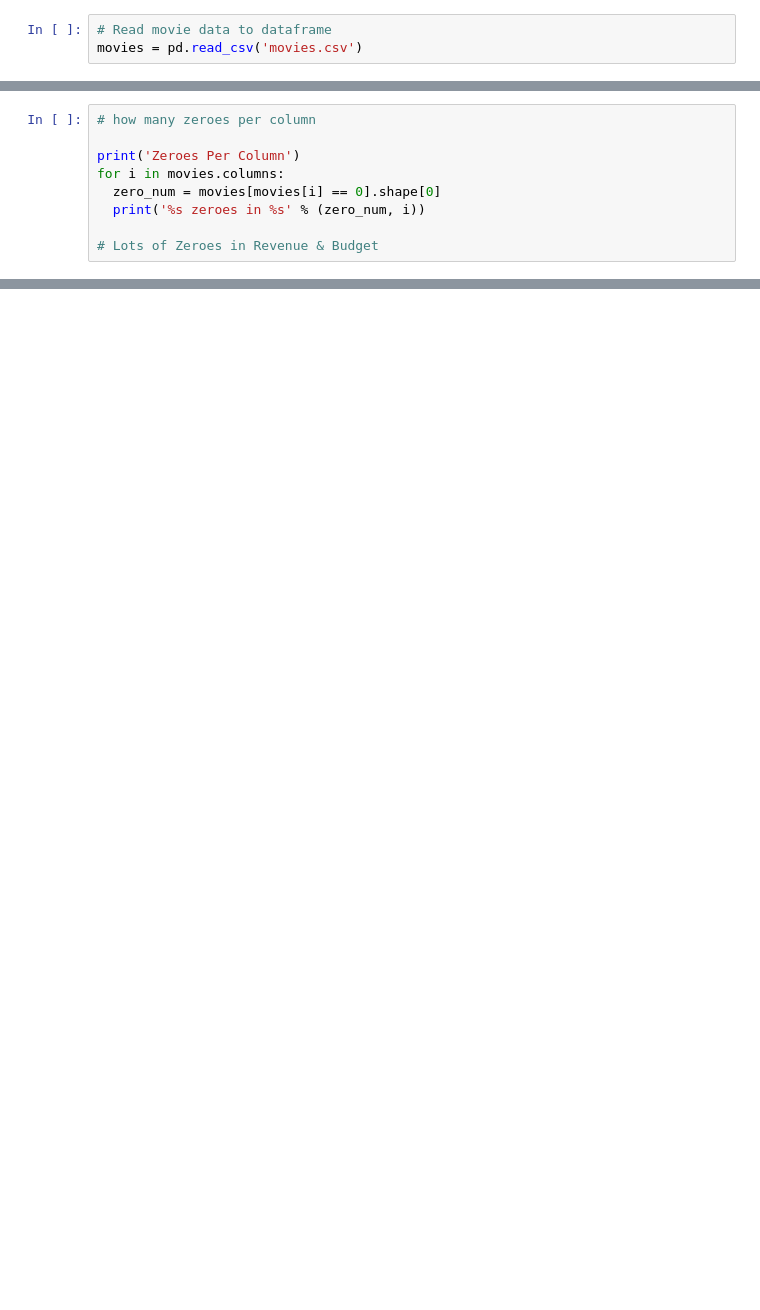
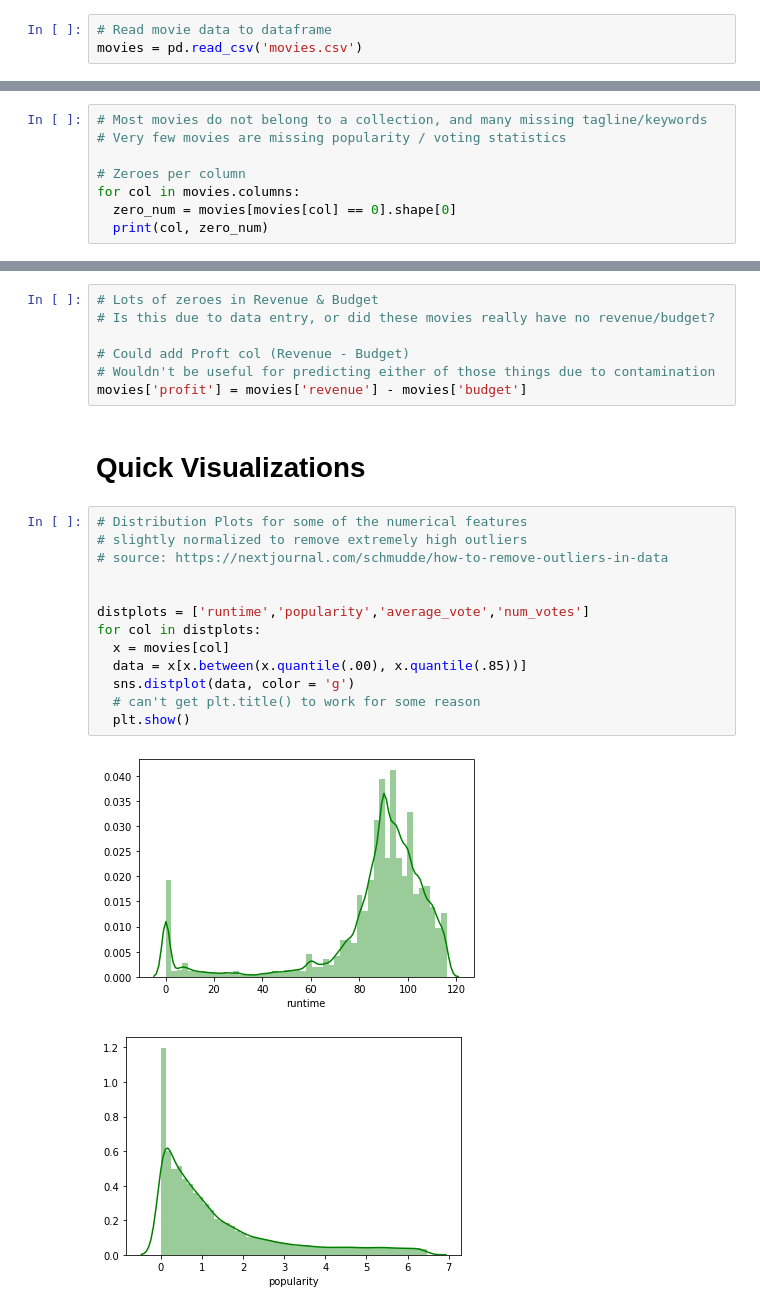
Before and after one commit to mitchell-jones/DS-Incubator-2020, a Jupyter notebook: Machine Learning/Exploratory Analysis/ColabTest.ipynb, the cells around one changed output, grey strips where cells are left out. Drawn from its saved outputs; the diff is of its cells as text; blank space fills up the shorter version.

Commit message:
Updated Visualizations

```diff
--- a/Machine Learning/Exploratory Analysis/ColabTest.ipynb
+++ b/Machine Learning/Exploratory Analysis/ColabTest.ipynb
@@ -50,9 +87,0 @@ poster_url column has 399
-# %%
-# how many zeroes per column
-
-print('Zeroes Per Column')
-for i in movies.columns:
-  zero_num = movies[movies[i] == 0].shape[0]
-  print('%s zeroes in %s' % (zero_num, i))
-
-# Lots of Zeroes in Revenue & Budget
@@ -76,0 +88,8 @@ Zeroes Per Column
+# %%
+# Most movies do not belong to a collection, and many missing tagline/keywords
+# Very few movies are missing popularity / voting statistics
+
+# Zeroes per column
+for col in movies.columns:
+  zero_num = movies[movies[col] == 0].shape[0]
+  print(col, zero_num)
@@ -76,0 +114,25 @@ Zeroes Per Column
+# %%
+# Lots of zeroes in Revenue & Budget
+# Is this due to data entry, or did these movies really have no revenue/budget?
+
+# Could add Proft col (Revenue - Budget)
+# Wouldn't be useful for predicting either of those things due to contamination
+movies['profit'] = movies['revenue'] - movies['budget']
+# %% [markdown]
+# Quick Visualizations
+# %%
+# Distribution Plots for some of the numerical features
+# slightly normalized to remove extremely high outliers
+# source: https://nextjournal.com/schmudde/how-to-remove-outliers-in-data
+
+
+distplots = ['runtime','popularity','average_vote','num_votes']
+for col in distplots:
+  x = movies[col]
+  data = x[x.between(x.quantile(.00), x.quantile(.85))]
+  sns.distplot(data, color = 'g')
+  # can't get plt.title() to work for some reason
+  plt.show()
+# %% [output]
+[figure, added]
+[figure, added]
```
Also changed, not shown: parts of 16 cells of this notebook.
